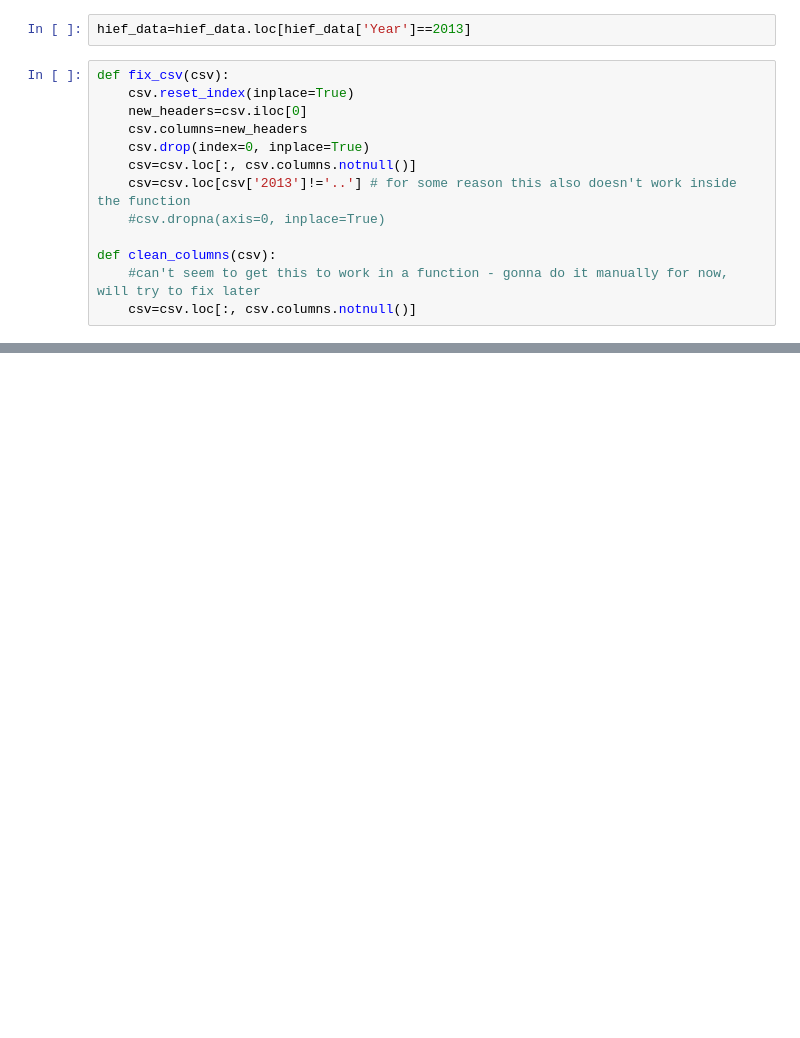
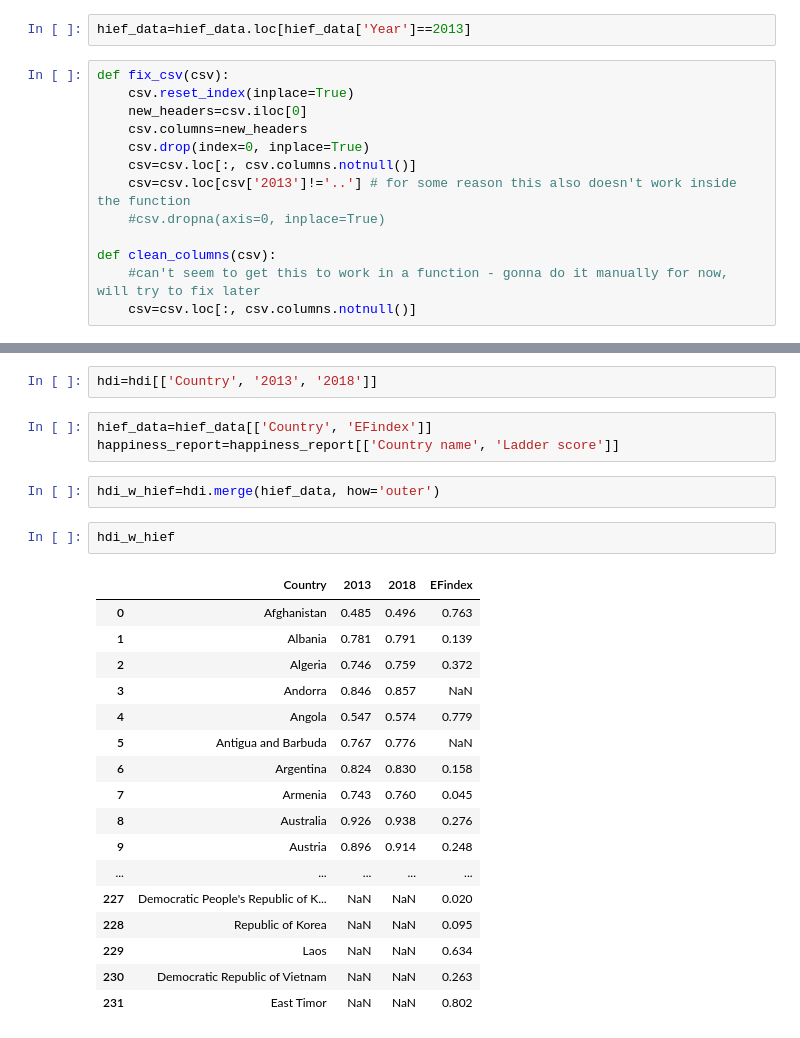
Before and after one commit to cxcollins/OMIS114_final, a Jupyter notebook: OMIS114 Final Notebook.ipynb, the cells around one changed output, grey strips where cells are left out. Drawn from its saved outputs; the diff is of its cells as text; blank space fills up the shorter version.

```diff
--- a/OMIS114 Final Notebook.ipynb
+++ b/OMIS114 Final Notebook.ipynb
@@ -98,0 +78,27 @@ employment
+# %%
+hdi=hdi[['Country', '2013', '2018']]
+# %%
+hief_data=hief_data[['Country', 'EFindex']]
+happiness_report=happiness_report[['Country name', 'Ladder score']]
+# %%
+hdi_w_hief=hdi.merge(hief_data, how='outer')
+# %%
+hdi_w_hief
+# %% [output]
+|  | Country | 2013 | 2018 | EFindex |
+| 0 | Afghanistan | 0.485 | 0.496 | 0.763 |
+| 1 | Albania | 0.781 | 0.791 | 0.139 |
+| 2 | Algeria | 0.746 | 0.759 | 0.372 |
+| 3 | Andorra | 0.846 | 0.857 | NaN |
+| 4 | Angola | 0.547 | 0.574 | 0.779 |
+| 5 | Antigua and Barbuda | 0.767 | 0.776 | NaN |
+| 6 | Argentina | 0.824 | 0.830 | 0.158 |
+| 7 | Armenia | 0.743 | 0.760 | 0.045 |
+| 8 | Australia | 0.926 | 0.938 | 0.276 |
+| 9 | Austria | 0.896 | 0.914 | 0.248 |
+| ... | ... | ... | ... | ... |
+| 227 | Democratic People's Republic of K... | NaN | NaN | 0.020 |
+| 228 | Republic of Korea | NaN | NaN | 0.095 |
+| 229 | Laos | NaN | NaN | 0.634 |
+| 230 | Democratic Republic of Vietnam | NaN | NaN | 0.263 |
+| 231 | East Timor | NaN | NaN | 0.802 |
```
Also changed, not shown: parts of 11 cells of this notebook.
